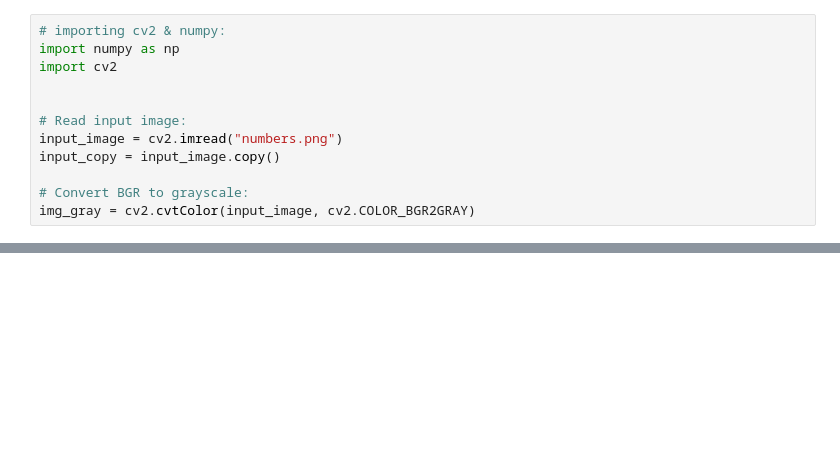
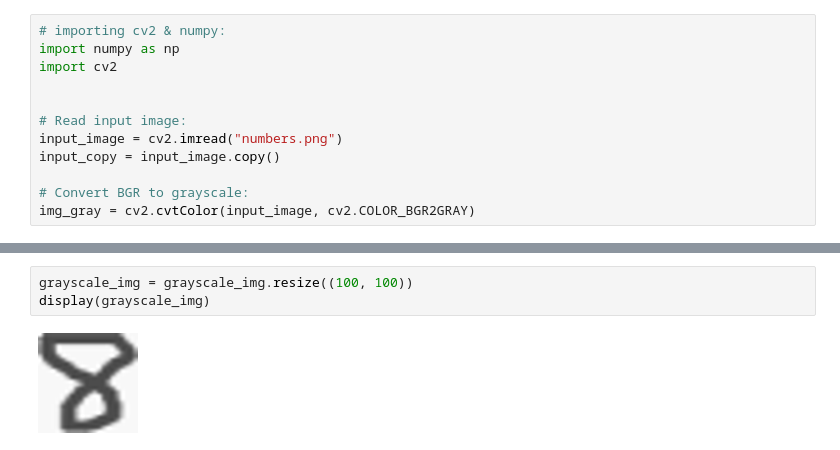
Before and after one commit to Dhiren12795/eai6080, a Jupyter notebook: craigp/Final_Project_Scratch.ipynb, the cells around one changed output, grey strips where cells are left out. Drawn from its saved outputs; the diff is of its cells as text; blank space fills up the shorter version.

```diff
--- a/craigp/Final_Project_Scratch.ipynb
+++ b/craigp/Final_Project_Scratch.ipynb
@@ -780,0 +791,5 @@ plt.show()
+# %%
+grayscale_img = grayscale_img.resize((100, 100))
+display(grayscale_img)
+# %% [output]
+[figure, added]
```
Also changed, not shown: parts of 32 cells of this notebook.
